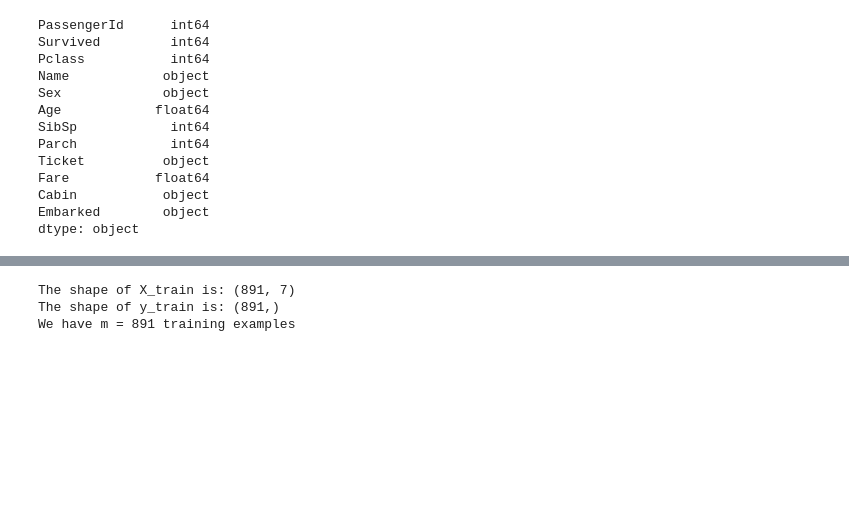
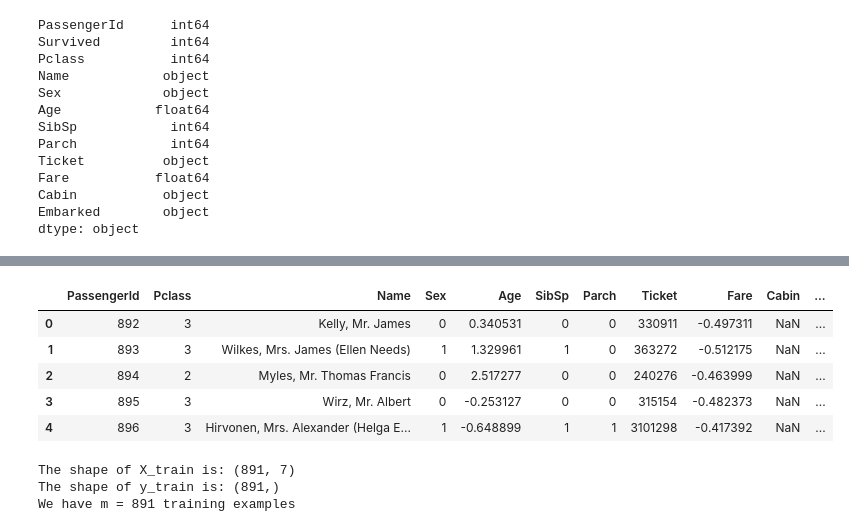
Before and after one commit to michaelgerloff/Titanic-Machine-Learning, a Jupyter notebook: titanic_logistic_regression.ipynb, the cells around one changed output, grey strips where cells are left out. Saved outputs shown, nothing was run; the diff lists cells and outputs as text; code cells hidden in the pictures; blank space fills up the shorter version.

```diff
--- a/titanic_logistic_regression.ipynb
+++ b/titanic_logistic_regression.ipynb
@@ -68 +175,4 @@ df_train['Embarked'] = df_train['Embarked'].replace(['C', 'S', 'Q'], [0, 1, 2])
+# %%
+df_test['Age'] = normalization_z(df_test['Age'])
+df_test['Fare'] = normalization_z(df_test['Fare'])
 # %%
@@ -100,3 +187,12 @@ df_train
+# %%
+df_test.head()
+# %% [output]
+|  | PassengerId | Pclass | Name | Sex | Age | SibSp | Parch | Ticket | Fare | Cabin | ... |
+| 0 | 892 | 3 | Kelly, Mr. James | 0 | 0.340531 | 0 | 0 | 330911 | -0.497311 | NaN | ... |
+| 1 | 893 | 3 | Wilkes, Mrs. James (Ellen Needs) | 1 | 1.329961 | 1 | 0 | 363272 | -0.512175 | NaN | ... |
+| 2 | 894 | 2 | Myles, Mr. Thomas Francis | 0 | 2.517277 | 0 | 0 | 240276 | -0.463999 | NaN | ... |
+| 3 | 895 | 3 | Wirz, Mr. Albert | 0 | -0.253127 | 0 | 0 | 315154 | -0.482373 | NaN | ... |
+| 4 | 896 | 3 | Hirvonen, Mrs. Alexander (Helga E... | 1 | -0.648899 | 1 | 1 | 3101298 | -0.417392 | NaN | ... |
 # %%
 sns.scatterplot(data=df_train, x = 'Pclass', y = 'Age', style='Survived')
 # %%
```
Also changed, not shown: parts of 34 cells of this notebook, 1 other file.
